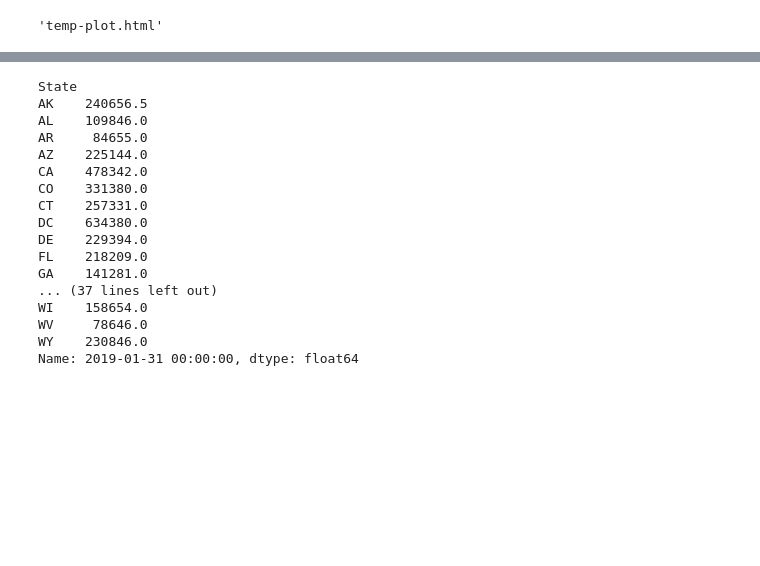
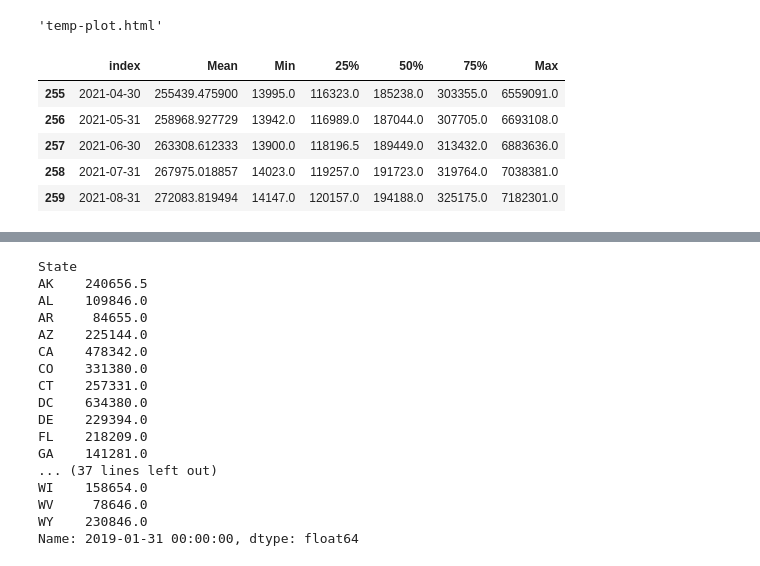
Before and after one commit to soohyunnie/forecasting_real_estate_prices, a Jupyter notebook: Avi_Rubin_Notebook _2.ipynb, the cells around one changed output, grey strips where cells are left out. Saved outputs shown, nothing was run; the diff lists cells and outputs as text; code cells hidden in the pictures; blank space fills up the shorter version.

```diff
--- a/Avi_Rubin_Notebook _2.ipynb
+++ b/Avi_Rubin_Notebook _2.ipynb
@@ -256,3 +256,25 @@ choromap = go.Figure(data = [data],layout = layout)
 plot(choromap,validate=False)
 # %% [output]
 'temp-plot.html'
+# %%
+sum_stats = pd.DataFrame()
+
+# And summary statistics values we are interested in looking at:
+sum_stats['Mean'] = df.mean()
+sum_stats['Min'] = df.min()
+sum_stats['25%'] = df.quantile(0.25)
+sum_stats['50%'] = df.quantile(0.5)
+sum_stats['75%'] = df.quantile(0.75)
+sum_stats['Max'] = df.max()
+
+# Drop non-date rows that we will not be using and reset the index to be the date:
+sum_stats.drop(['RegionID','RegionName','SizeRank'], inplace=True)
+sum_stats.reset_index(inplace=True)
+sum_stats.tail()
+# %% [output]
+|  | index | Mean | Min | 25% | 50% | 75% | Max |
+| 255 | 2021-04-30 | 255439.475900 | 13995.0 | 116323.0 | 185238.0 | 303355.0 | 6559091.0 |
+| 256 | 2021-05-31 | 258968.927729 | 13942.0 | 116989.0 | 187044.0 | 307705.0 | 6693108.0 |
+| 257 | 2021-06-30 | 263308.612333 | 13900.0 | 118196.5 | 189449.0 | 313432.0 | 6883636.0 |
+| 258 | 2021-07-31 | 267975.018857 | 14023.0 | 119257.0 | 191723.0 | 319764.0 | 7038381.0 |
+| 259 | 2021-08-31 | 272083.819494 | 14147.0 | 120157.0 | 194188.0 | 325175.0 | 7182301.0 |
```
Also changed, not shown: parts of 1 cell of this notebook, 1 other file.
